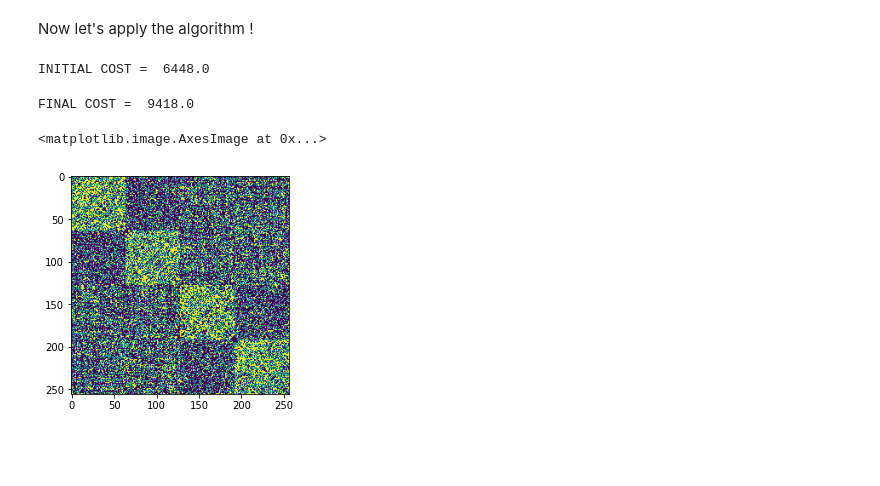
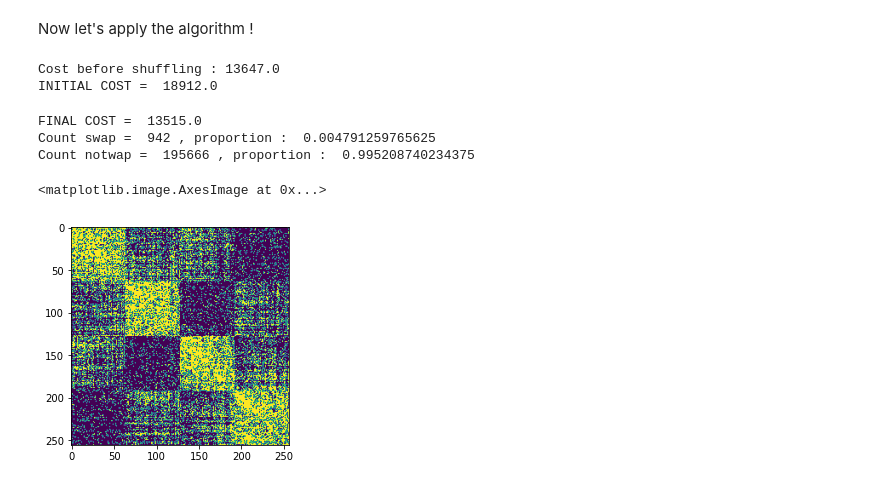
Before and after one commit to jiweber/Constrained-Mapping, a Jupyter notebook: Public_Mapping.ipynb, the cells around one changed output. Saved outputs shown, nothing was run; the diff lists cells and outputs as text; code cells hidden in the pictures; blank space fills up the shorter version.

```diff
--- a/Public_Mapping.ipynb
+++ b/Public_Mapping.ipynb
@@ -248,0 +419,28 @@ from scipy.sparse.csgraph import reverse_cuthill_mckee
+# %%
+def ordering(A, ord_type = None) :
+  graph_netx = nx.from_numpy_matrix(A)
+
+  if ord_type == "RCM" : # pre-ordering with reverse-cuthill-mckee
+    new_order = nx.utils.reverse_cuthill_mckee_ordering(graph_netx)
+
+  elif ord_type == "SPECTRAL"  : # pre-ordering with spectral ordering
+    new_order = nx.spectral_ordering(graph_netx)
+
+  else : return A
+
+  return reorder(np.array(list(new_order)), A)
+# %%
+N = 256
+A = create_distance_dependant(N, minus_x_square(N, 10) , circular = False )
+#A = create_random(N, N//2) # Shows that spectral ordering has a high complexity
+plt.imshow(A)
+A_shuffled = shuffle(A)
+
+A_rcm = ordering(A_shuffled, "RCM")
+plt.figure()
+plt.imshow(A_rcm)
+
+
+A_spec = ordering(A_shuffled, "SPECTRAL")
+plt.figure()
+plt.imshow(A_spec)
@@ -310,0 +499,5 @@ plt.imshow(Mask)
+# %%
+Mask = 1-create_communities(N,4)
+MyCost = Cost_Mask(Mask)
+#Mask = create_random(N,int(N**(1/2)))
+plt.imshow(Mask)
@@ -311,9 +507,10 @@ plt.imshow(Mask)
 # %% [markdown]
 Then we need a matrix to be treated. Let's say that matrix observed has a Watt's Stogart topology.
 # %%
-A = create_WS(256,100)
+A = create_distance_dependant(N, minus_x_square(N, 4) , circular = True)
+#A = create_WS(N,int(N//2))
 #A = create_diago_chenxi(256,50)
-#A = create_random(256,64)
+#A = create_random(N,int(N/2))
 plt.imshow(A)
 # %% [output]
 <matplotlib.image.AxesImage at 0x...>
@@ -329,11 +526,14 @@ plt.imshow(A_shuffled)
 # %% [markdown]
 Now let's apply the algorithm !
 # %%
-#print("Cost on non-shuffled matrix = ", cost(A, Mask))
-Result = mapping(A_shuffled, Mask)
+print("Cost before shuffling :", MyCost.cost(A))
+Result = mapping(A_shuffled, MyCost, ordering_type = "RCM", debug = True)
 plt.imshow(Result)
 # %% [output]
-INITIAL COST =  6448.0
+Cost before shuffling : 13647.0
+INITIAL COST =  18912.0
-FINAL COST =  9418.0
+FINAL COST =  13515.0
+Count swap =  942 , proportion :  0.004791259765625
+Count notwap =  195666 , proportion :  0.995208740234375
 <matplotlib.image.AxesImage at 0x...>
-[figure, old version]
+[figure, new version]
```
Also changed, not shown: parts of 59 cells of this notebook.
